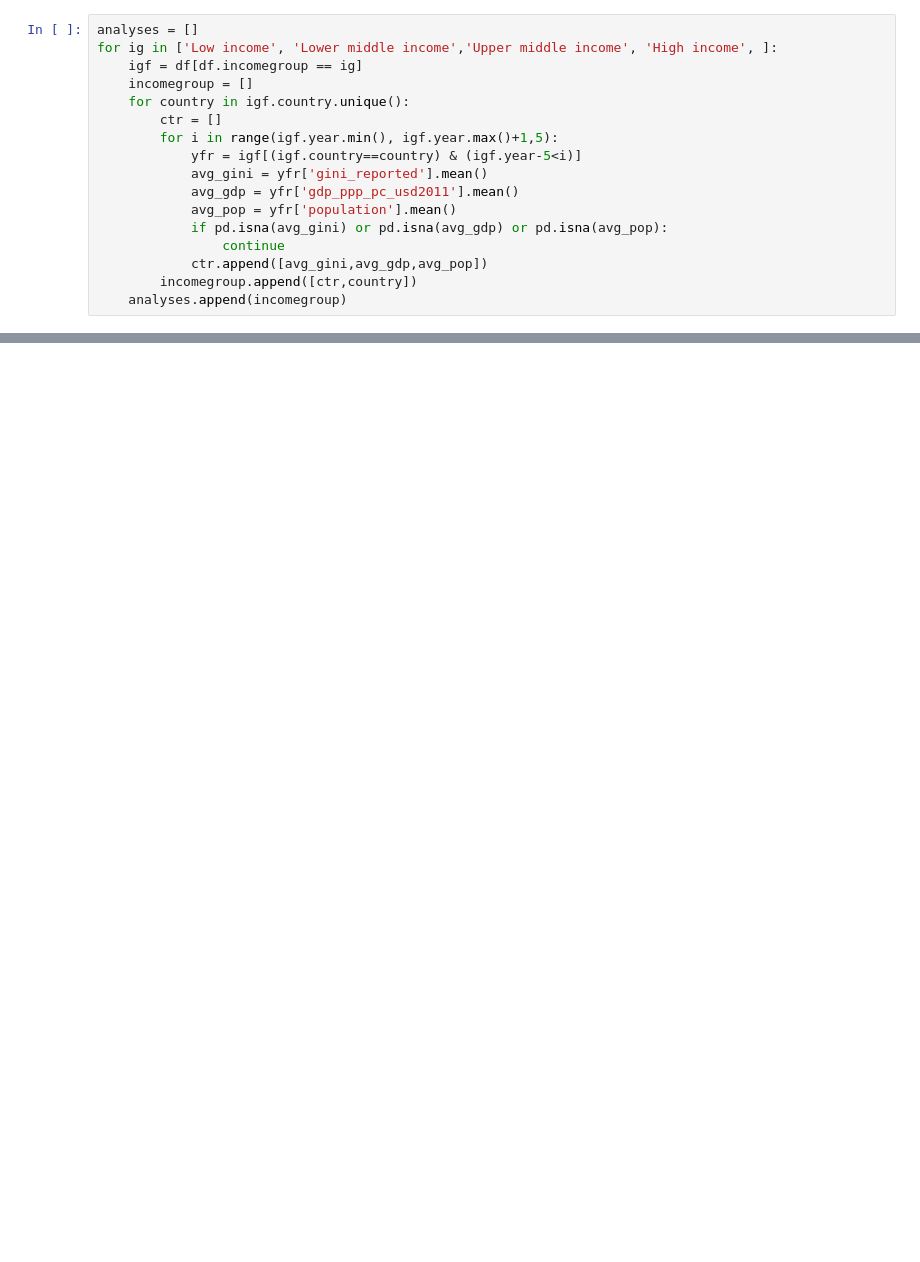
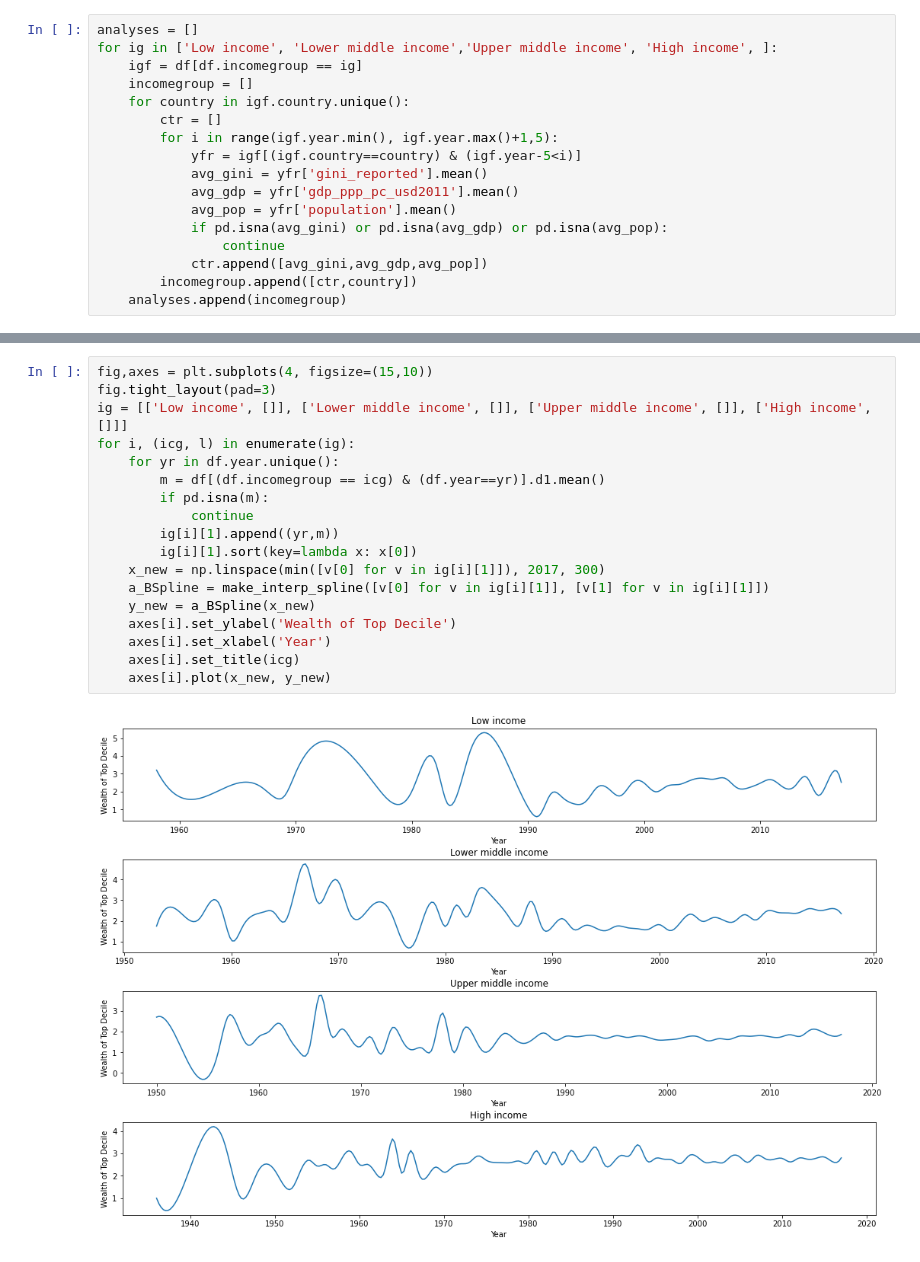
Before and after one commit to alansun17904/data_challenge_22w, a Jupyter notebook: Task 1.ipynb, the cells around one changed output, grey strips where cells are left out. Drawn from its saved outputs; the diff is of its cells as text; blank space fills up the shorter version.

```diff
--- a/Task 1.ipynb
+++ b/Task 1.ipynb
@@ -146,0 +151,20 @@ There is no apparent relationship between these two variables. Though we do see
+# %%
+fig,axes = plt.subplots(4, figsize=(15,10))
+fig.tight_layout(pad=3)
+ig = [['Low income', []], ['Lower middle income', []], ['Upper middle income', []], ['High income', []]]
+for i, (icg, l) in enumerate(ig):
+    for yr in df.year.unique():
+        m = df[(df.incomegroup == icg) & (df.year==yr)].d1.mean()
+        if pd.isna(m):
+            continue
+        ig[i][1].append((yr,m))
+        ig[i][1].sort(key=lambda x: x[0])
+    x_new = np.linspace(min([v[0] for v in ig[i][1]]), 2017, 300)
+    a_BSpline = make_interp_spline([v[0] for v in ig[i][1]], [v[1] for v in ig[i][1]])
+    y_new = a_BSpline(x_new)
+    axes[i].set_ylabel('Wealth of Top Decile')
+    axes[i].set_xlabel('Year')
+    axes[i].set_title(icg)
+    axes[i].plot(x_new, y_new)
+# %% [output]
+[figure, added]
```
Also changed, not shown: parts of 15 cells of this notebook.
